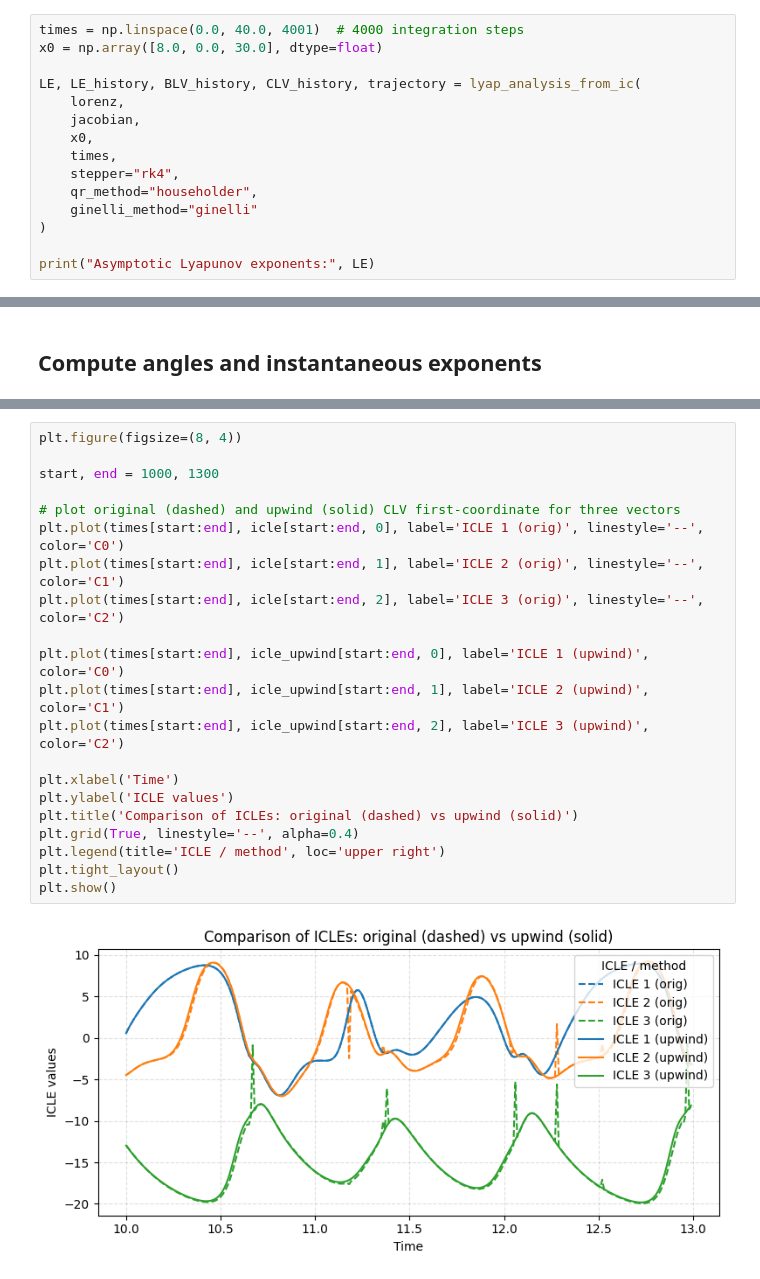
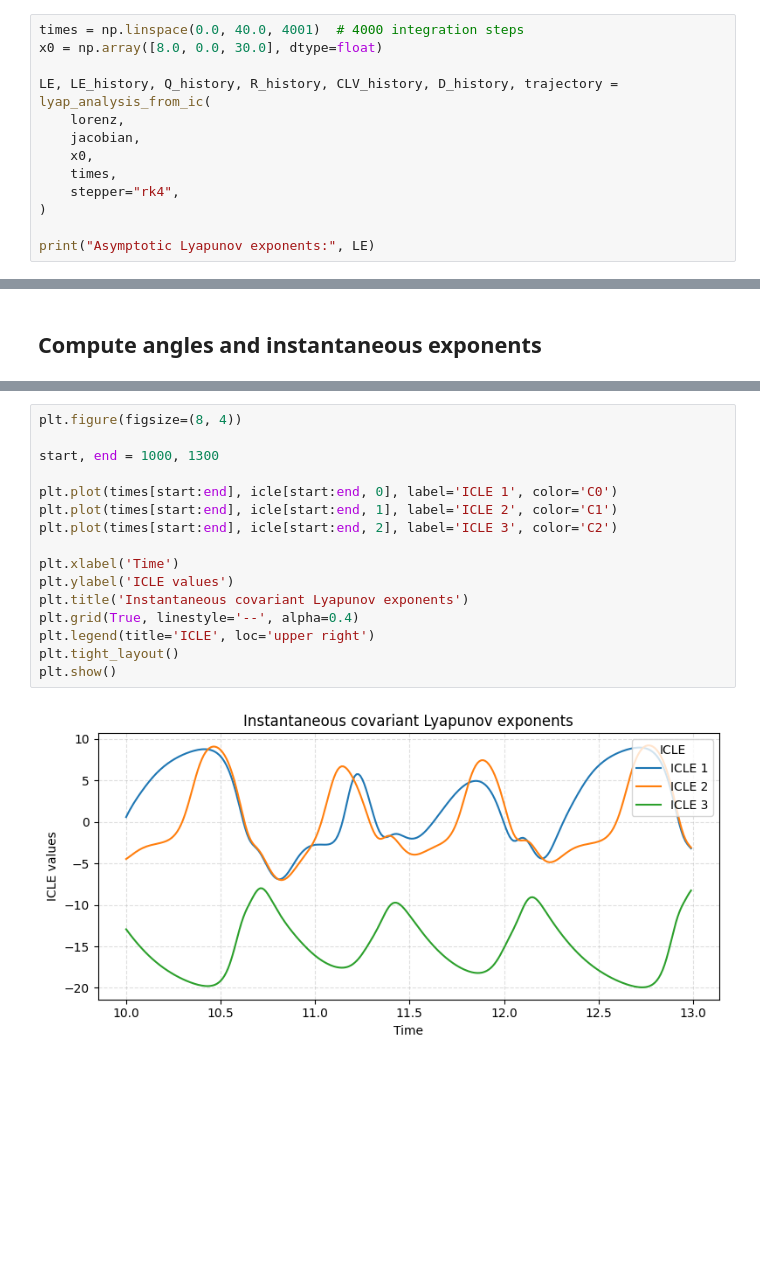
Before and after one commit to MagriLab/clvlib, a Jupyter notebook: tutorials/lorenz_numpy_quickstart.ipynb, the cells around one changed output, grey strips where cells are left out. Cells and saved outputs as stored; diff of their text form; blank space fills up the shorter version.

```diff
--- a/tutorials/lorenz_numpy_quickstart.ipynb
+++ b/tutorials/lorenz_numpy_quickstart.ipynb
@@ -44,14 +44,12 @@ Lyapunov exponent estimates, backward Lyapunov vectors (BLVs), CLVs, and the tra
 times = np.linspace(0.0, 40.0, 4001)  # 4000 integration steps
 x0 = np.array([8.0, 0.0, 30.0], dtype=float)
 
-LE, LE_history, BLV_history, CLV_history, trajectory = lyap_analysis_from_ic(
+LE, LE_history, Q_history, R_history, CLV_history, D_history, trajectory = lyap_analysis_from_ic(
     lorenz,
     jacobian,
     x0,
     times,
     stepper="rk4",
-    qr_method="householder",
-    ginelli_method="ginelli"
 )
 
 print("Asymptotic Lyapunov exponents:", LE)
@@ -200,23 +161,18 @@ Here we compare the ICLEs
 # %%
 plt.figure(figsize=(8, 4))
 
 start, end = 1000, 1300
 
-# plot original (dashed) and upwind (solid) CLV first-coordinate for three vectors
-plt.plot(times[start:end], icle[start:end, 0], label='ICLE 1 (orig)', linestyle='--', color='C0')
-plt.plot(times[start:end], icle[start:end, 1], label='ICLE 2 (orig)', linestyle='--', color='C1')
-plt.plot(times[start:end], icle[start:end, 2], label='ICLE 3 (orig)', linestyle='--', color='C2')
-
-plt.plot(times[start:end], icle_upwind[start:end, 0], label='ICLE 1 (upwind)', color='C0')
-plt.plot(times[start:end], icle_upwind[start:end, 1], label='ICLE 2 (upwind)', color='C1')
-plt.plot(times[start:end], icle_upwind[start:end, 2], label='ICLE 3 (upwind)', color='C2')
+plt.plot(times[start:end], icle[start:end, 0], label='ICLE 1', color='C0')
+plt.plot(times[start:end], icle[start:end, 1], label='ICLE 2', color='C1')
+plt.plot(times[start:end], icle[start:end, 2], label='ICLE 3', color='C2')
 
 plt.xlabel('Time')
 plt.ylabel('ICLE values')
-plt.title('Comparison of ICLEs: original (dashed) vs upwind (solid)')
+plt.title('Instantaneous covariant Lyapunov exponents')
 plt.grid(True, linestyle='--', alpha=0.4)
-plt.legend(title='ICLE / method', loc='upper right')
+plt.legend(title='ICLE', loc='upper right')
 plt.tight_layout()
 plt.show()
 # %% [output]
-[figure, old version]
+[figure, new version]
```
Also changed, not shown: parts of 13 cells of this notebook, 12 other files.
